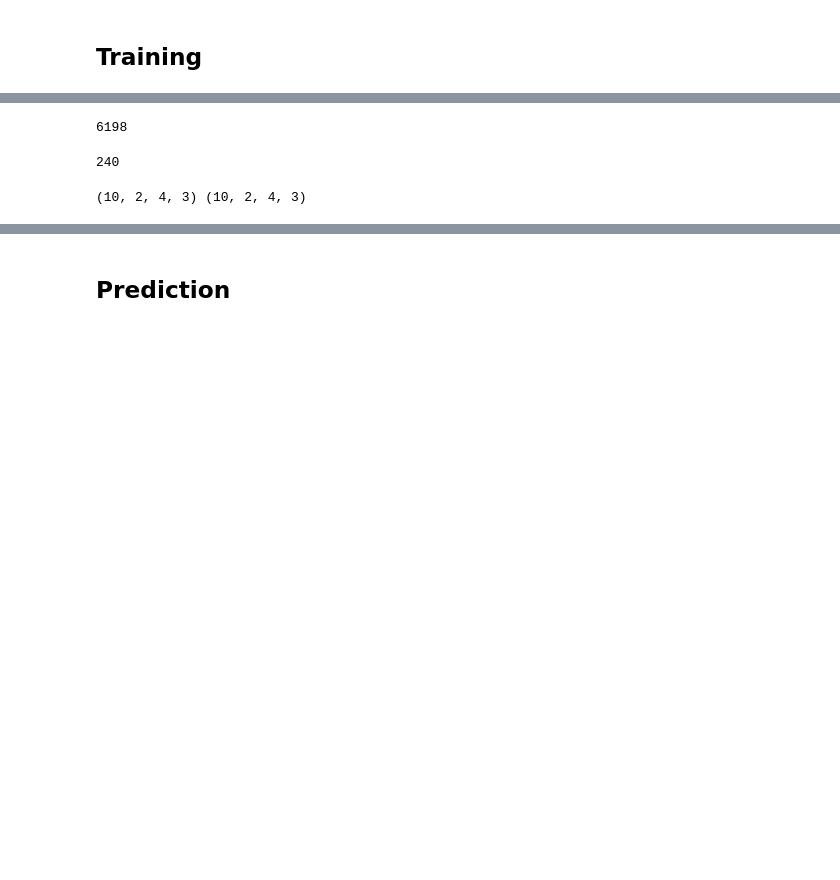
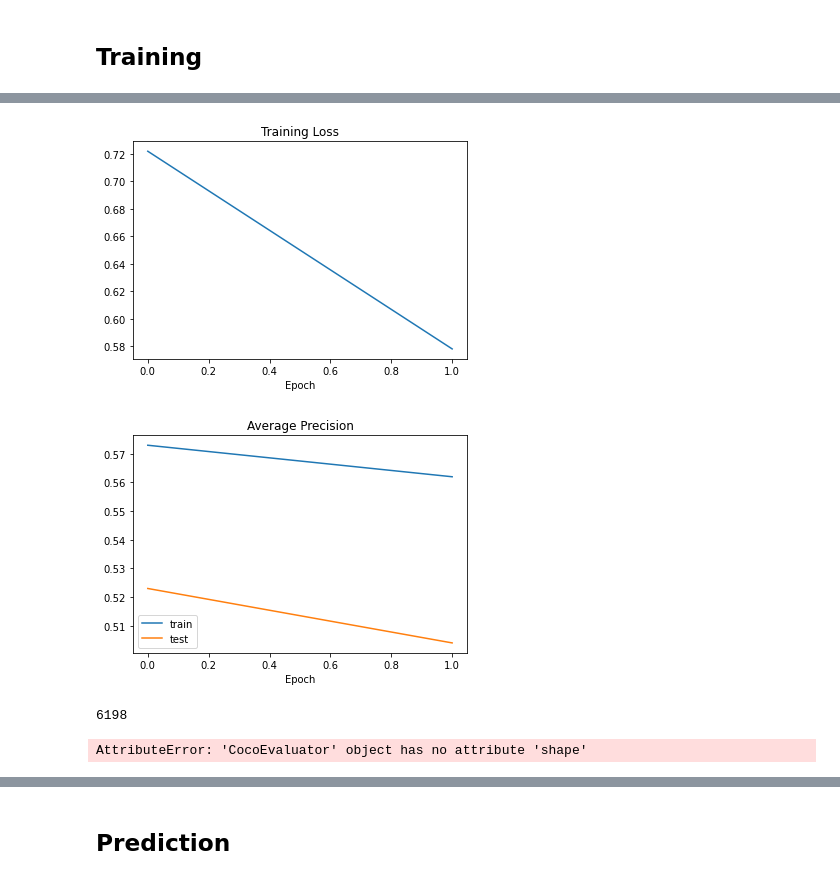
Before and after one commit to chihangs/INM705, a Jupyter notebook: COCO.ipynb, the cells around one changed output, grey strips where cells are left out. Drawn from its saved outputs; the diff is of its cells as text; code cells hidden in the pictures; blank space fills up the shorter version.

```diff
--- a/COCO.ipynb
+++ b/COCO.ipynb
@@ -450,3 +461,16 @@ lr_scheduler = torch.optim.lr_scheduler.StepLR(optimizer,
+# %%
+def plot(losses, p_train, p_test):
+    plt.plot(losses)
+    plt.xlabel("Epoch")
+    plt.title("Training Loss")
+    plt.show()
+
+    plt.plot(p_train,  label='train')
+    plt.plot(p_test,  label='test')
+    plt.xlabel("Epoch")
+    plt.title("Average Precision")
+    plt.legend()
+    plt.show()
 # %% [markdown]
 ## Training
 # %%
@@ -454,15 +478,20 @@ lr_scheduler = torch.optim.lr_scheduler.StepLR(optimizer,
 from torch.optim.lr_scheduler import StepLR
 num_epochs = 2
 y =[]
+p_train=[]
+p_test=[]
 for epoch in range(num_epochs):
     # train for one epoch, printing every 100 iterations
-    x,y1 = train_one_epoch(model, optimizer, data_loader, device, epoch, print_freq=100)
-    y = y + y1
-
+    x,y1, avg_loss = train_one_epoch(model, optimizer, data_loader, device, epoch, print_freq=100)
+    y.append(avg_loss)
 
     # update the learning rate
     lr_scheduler.step()
     # evaluate on the test dataset
+    z_train = evaluate(model, data_loader, device=device)
+    p_train.append(get_precision(z_train))
+    z_test = evaluate(model, data_loader_test, device=device)
+    p_test.append(get_precision(z_test))
 
-    z = evaluate(model, data_loader_test, device=device)
+plot(y, p_train, p_test)
 # %% [output]
@@ -486,16 +515,16 @@ Epoch: [0]  [1100/3099]  eta: 0:04:21  lr: 0.005000  loss: 0.6024 (0.8633)  loss
+[figure, added]
+[figure, added]
 # %%
 dataset.__len__()
 # %% [output]
 6198
-# %%
-p.size
-# %% [output]
-240
+# %%
+print(z.shape)
+# %% [output]
+AttributeError: 'CocoEvaluator' object has no attribute 'shape'
 # %%
 
-p = z.coco_eval["segm"].eval["recall"]
-s = z.coco_eval["bbox"].eval["recall"]
+p = z.coco_eval["segm"].eval["precision"]
 
-print(p.shape,s.shape)
+
+print(p.shape)
-# %% [output]
-(10, 2, 4, 3) (10, 2, 4, 3)
```
Also changed, not shown: parts of 28 cells of this notebook.
